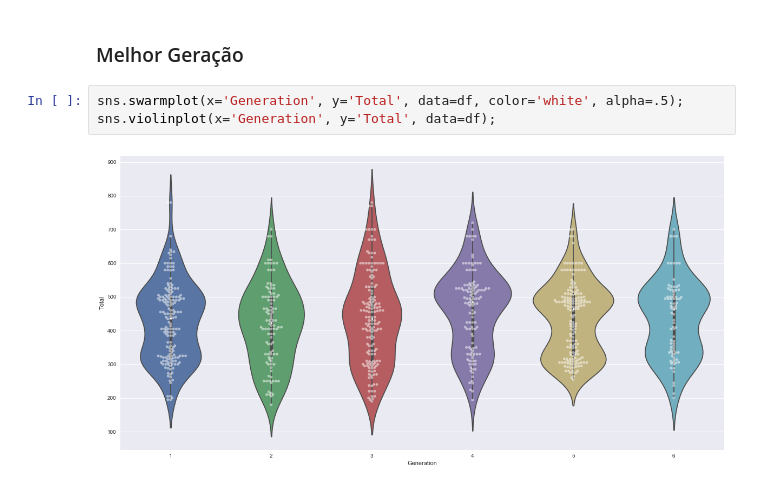
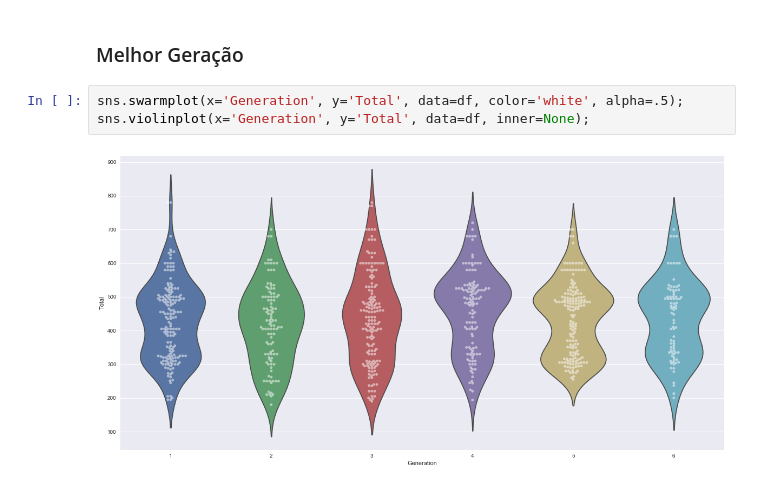
Before and after one commit to tafarelyan/workshop-data-science-pokemon, a Jupyter notebook: Pokemon Analysis.ipynb, the cells around one changed output. Drawn from its saved outputs; the diff is of its cells as text.

Commit message:
Last plot visual

```diff
--- a/Pokemon Analysis.ipynb
+++ b/Pokemon Analysis.ipynb
@@ -307,6 +307,6 @@ sns.violinplot(x='Type 1', y='Attack', data=df);
 ### Melhor Geração
 # %%
 sns.swarmplot(x='Generation', y='Total', data=df, color='white', alpha=.5);
-sns.violinplot(x='Generation', y='Total', data=df);
+sns.violinplot(x='Generation', y='Total', data=df, inner=None);
 # %% [output]
-[figure, old version]
+[figure, new version]
```
Also changed, not shown: parts of 1 cell of this notebook.
